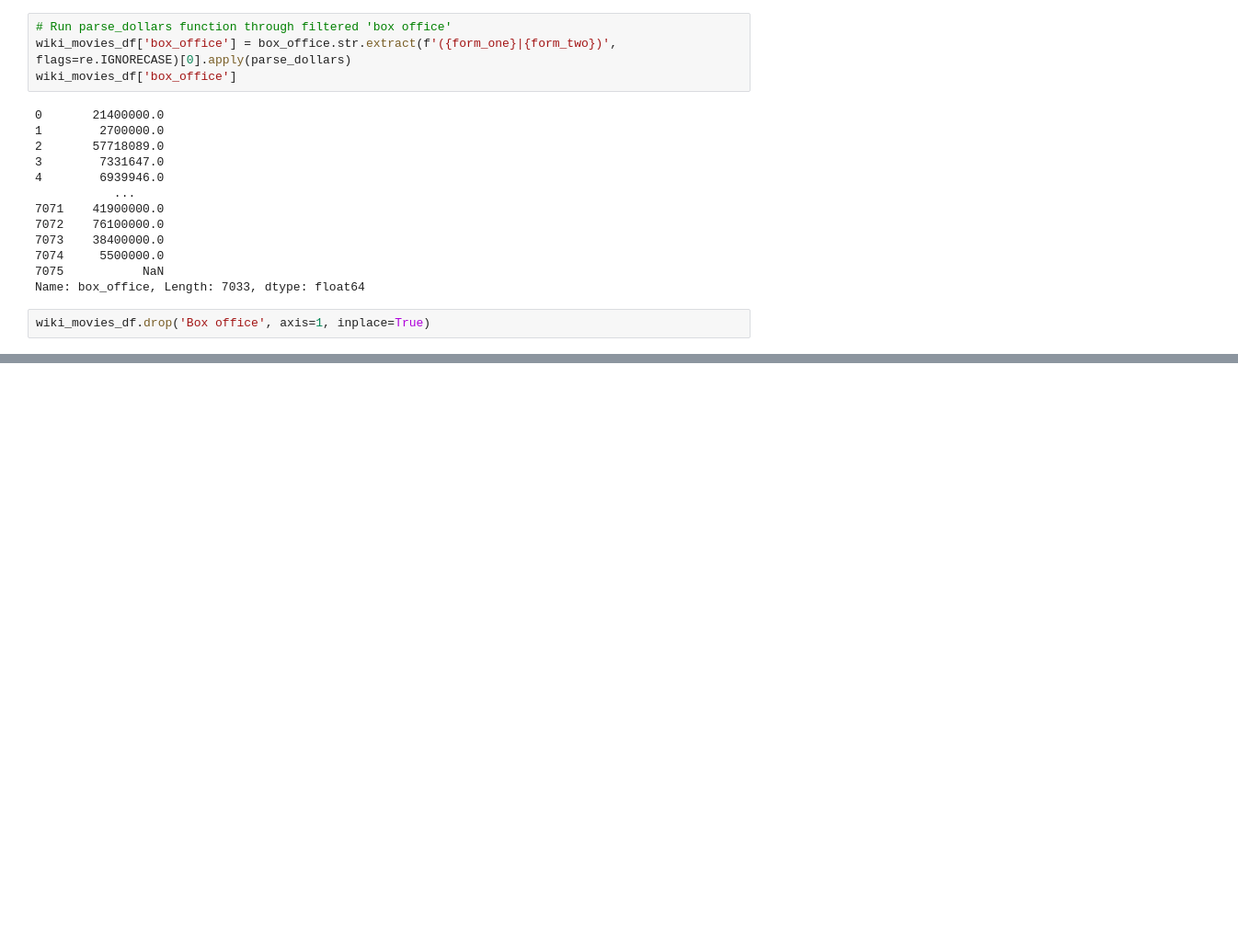
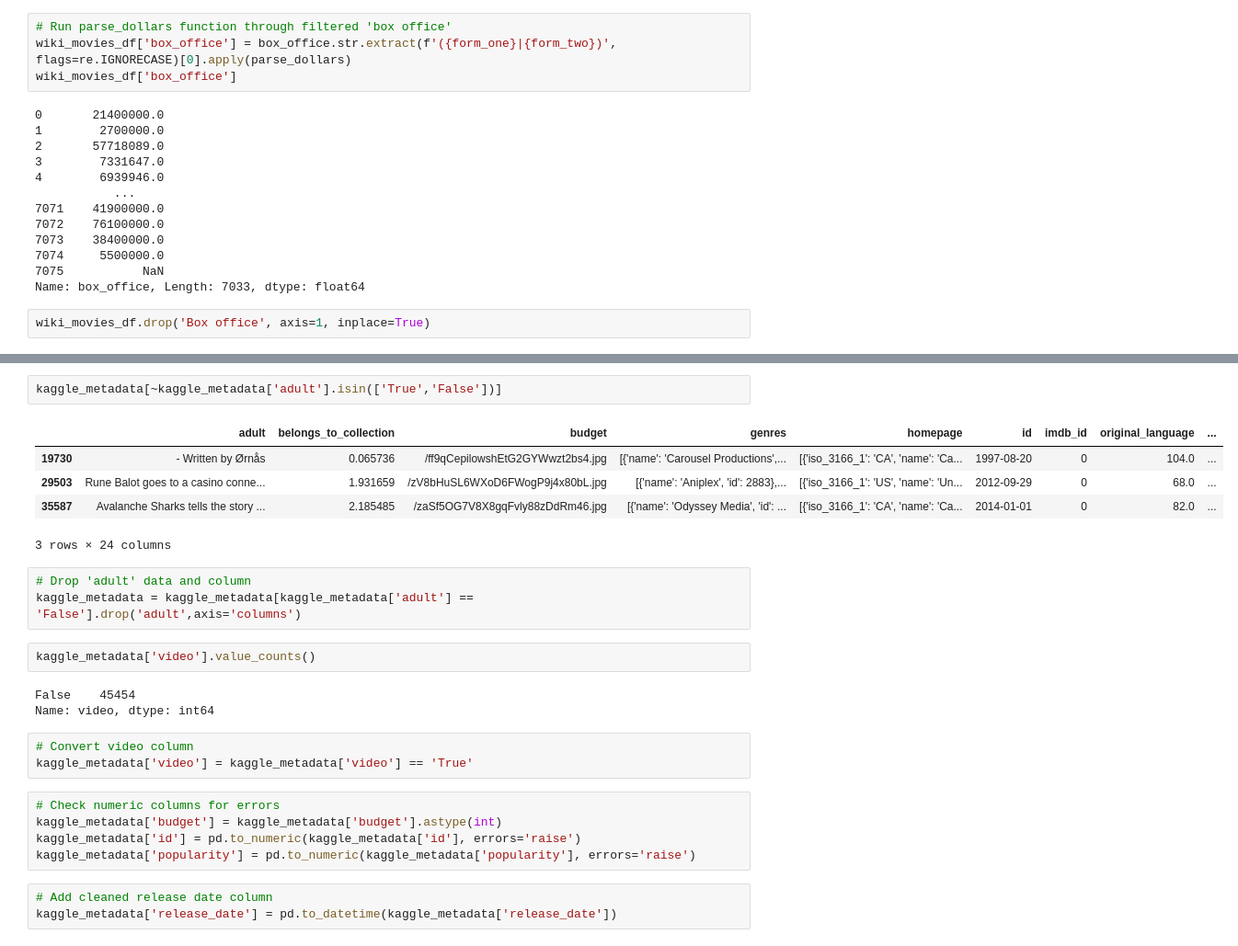
Before and after one commit to qaz957/ETL_movies, a Jupyter notebook: Movie Ratings.ipynb, the cells around one changed output, grey strips where cells are left out. Shown: that part at 92% size. Drawn from its saved outputs; the diff is of its cells as text; blank space fills up the shorter version.

```diff
--- a/Movie Ratings.ipynb
+++ b/Movie Ratings.ipynb
@@ -500,0 +684,27 @@ wiki_movies_df.drop('Box office', axis=1, inplace=True)
+# %%
+kaggle_metadata[~kaggle_metadata['adult'].isin(['True','False'])]
+# %% [output]
+|  | adult | belongs_to_collection | budget | genres | homepage | id | imdb_id | original_language | ... |
+| 19730 | - Written by Ørnås | 0.065736 | /ff9qCepilowshEtG2GYWwzt2bs4.jpg | [{'name': 'Carousel Productions',... | [{'iso_3166_1': 'CA', 'name': 'Ca... | 1997-08-20 | 0 | 104.0 | ... |
+| 29503 | Rune Balot goes to a casino conne... | 1.931659 | /zV8bHuSL6WXoD6FWogP9j4x80bL.jpg | [{'name': 'Aniplex', 'id': 2883},... | [{'iso_3166_1': 'US', 'name': 'Un... | 2012-09-29 | 0 | 68.0 | ... |
+| 35587 | Avalanche Sharks tells the story ... | 2.185485 | /zaSf5OG7V8X8gqFvly88zDdRm46.jpg | [{'name': 'Odyssey Media', 'id': ... | [{'iso_3166_1': 'CA', 'name': 'Ca... | 2014-01-01 | 0 | 82.0 | ... |
+3 rows × 24 columns
+# %%
+# Drop 'adult' data and column
+kaggle_metadata = kaggle_metadata[kaggle_metadata['adult'] == 'False'].drop('adult',axis='columns')
+# %%
+kaggle_metadata['video'].value_counts()
+# %% [output]
+False    45454
+Name: video, dtype: int64
+# %%
+# Convert video column
+kaggle_metadata['video'] = kaggle_metadata['video'] == 'True'
+# %%
+# Check numeric columns for errors
+kaggle_metadata['budget'] = kaggle_metadata['budget'].astype(int)
+kaggle_metadata['id'] = pd.to_numeric(kaggle_metadata['id'], errors='raise')
+kaggle_metadata['popularity'] = pd.to_numeric(kaggle_metadata['popularity'], errors='raise')
+# %%
+# Add cleaned release date column
+kaggle_metadata['release_date'] = pd.to_datetime(kaggle_metadata['release_date'])
```
Also changed, not shown: parts of 23 cells of this notebook.
